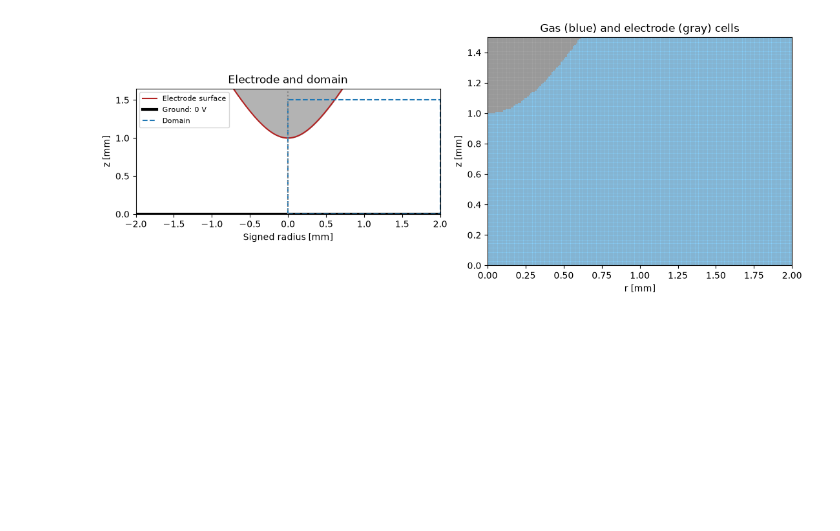
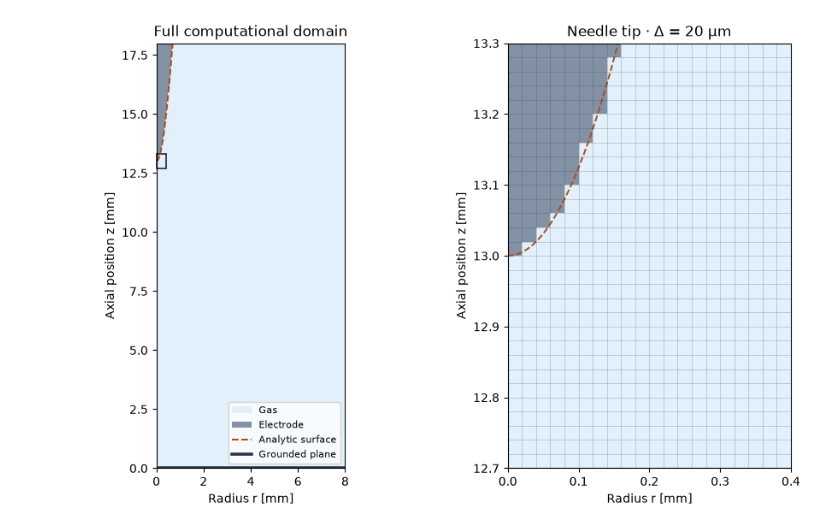
Before and after one commit to keipero/PyAxiStreamer, a Jupyter notebook: notebooks/plot_electrode_grid.ipynb, the cells around one changed output. Drawn from its saved outputs; the diff is of its cells as text; code cells hidden in the pictures; blank space fills up the shorter version.

```diff
--- a/notebooks/plot_electrode_grid.ipynb
+++ b/notebooks/plot_electrode_grid.ipynb
@@ -35,25 +48,45 @@ Domain: 2 x 1.5 mm; tip: 1 mm
-# %%
-fig, (ax, mesh) = plt.subplots(1, 2, figsize=(11, 5), layout='constrained')
-r = np.linspace(-radius, radius, 600)
-b = config.electrode_gap
-surface = b*np.sqrt(1+(r*1e-3)**2/(config.cathode_radius*b))*1e3
-top = height*1.1
-ax.fill_between(r, surface, top, where=surface<top, color='0.7')
-ax.plot(r, surface, color='firebrick', label='Electrode surface')
-ax.axhline(0, color='black', lw=3, label='Ground: 0 V')
-ax.plot([0, radius, radius, 0, 0], [0, 0, height, height, 0], '--', label='Domain')
-ax.axvline(0, color='0.5', ls=':')
-ax.set(xlim=(-radius, radius), ylim=(0, top), xlabel='Signed radius [mm]',
-       ylabel='z [mm]', title='Electrode and domain')
-ax.legend(fontsize=8)
-mesh.pcolormesh(r_edges, z_edges, grid['gas_mask'].T,
-                cmap=ListedColormap(['0.65', 'lightskyblue']), shading='flat')
-mesh.vlines(r_edges, 0, height, color='0.5', lw=.25)
-mesh.hlines(z_edges, 0, radius, color='0.5', lw=.25)
-mesh.set(xlim=(0, radius), ylim=(0, height), xlabel='r [mm]', ylabel='z [mm]',
-         title='Gas (blue) and electrode (gray) cells')
-for axis in (ax, mesh):
-    axis.set_aspect('equal')
-plt.show()
-# %% [output]
-[figure, removed]
+# %%
+gas_color, electrode_color = "#e1f0fa", "#8391a4"
+surface_color = "#b34a17"
+cmap = ListedColormap([electrode_color, gas_color])
+extent = (r_edges[0], r_edges[-1], z_edges[0], z_edges[-1])
+
+# Keep enough cells in view for different spacings.
+zoom_radius = min(r_edges[-1], max(.4, 8 * config.delta * 1e3))
+zoom_half_height = max(.3, 6 * config.delta * 1e3)
+zoom_z = (max(z_edges[0], tip - zoom_half_height),
+          min(z_edges[-1], tip + zoom_half_height))
+
+def draw_mask(ax, radius):
+    ax.imshow(gas.T, origin="lower", extent=extent, cmap=cmap,
+              vmin=0, vmax=1, interpolation="nearest", aspect="equal")
+    r = np.linspace(0., radius, 500)
+    z = tip * np.sqrt(1. + (r * 1e-3)**2 /
+                      (config.cathode_radius * config.electrode_gap))
+    ax.plot(r, z, color=surface_color, lw=1.4, ls="--")
+    ax.set(xlabel="Radius r [mm]", ylabel="Axial position z [mm]")
+
+fig, (overview, closeup) = plt.subplots(1, 2, figsize=(9.2, 5.7), layout="constrained")
+draw_mask(overview, r_edges[-1])
+overview.axhline(0., color="#283749", lw=2.6)
+overview.add_patch(Rectangle((0., zoom_z[0]), zoom_radius, zoom_z[1] - zoom_z[0],
+                             fill=False, ec="#283749", lw=1.3, clip_on=False))
+overview.set(xlim=(0., r_edges[-1]), ylim=(0., z_edges[-1]), title="Full computational domain")
+overview.legend(handles=[
+    Patch(facecolor=gas_color, label="Gas"),
+    Patch(facecolor=electrode_color, label="Electrode"),
+    Line2D([], [], color=surface_color, ls="--", label="Analytic surface"),
+    Line2D([], [], color="#283749", lw=2.6, label="Grounded plane"),
+], loc="lower right", fontsize=8)
+
+draw_mask(closeup, zoom_radius)
+r_lines = r_edges[(r_edges >= 0.) & (r_edges <= zoom_radius)]
+z_lines = z_edges[(z_edges >= zoom_z[0]) & (z_edges <= zoom_z[1])]
+closeup.vlines(r_lines, *zoom_z, color="#283749", alpha=.26, lw=.55)
+closeup.hlines(z_lines, 0., zoom_radius, color="#283749", alpha=.26, lw=.55)
+closeup.set(xlim=(0., zoom_radius), ylim=zoom_z,
+            title=f"Needle tip · Δ = {spacing_um:g} µm")
+closeup.ticklabel_format(useOffset=False, axis="y")
+plt.show()
+# %% [output]
+[figure, added]
```
Also changed, not shown: parts of 3 cells of this notebook, 17 other files.
